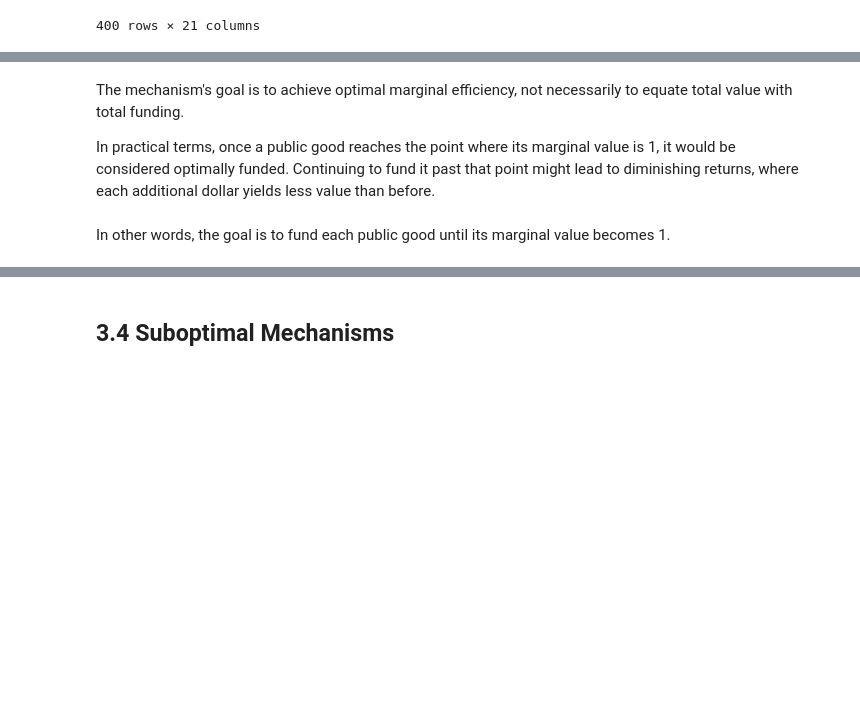
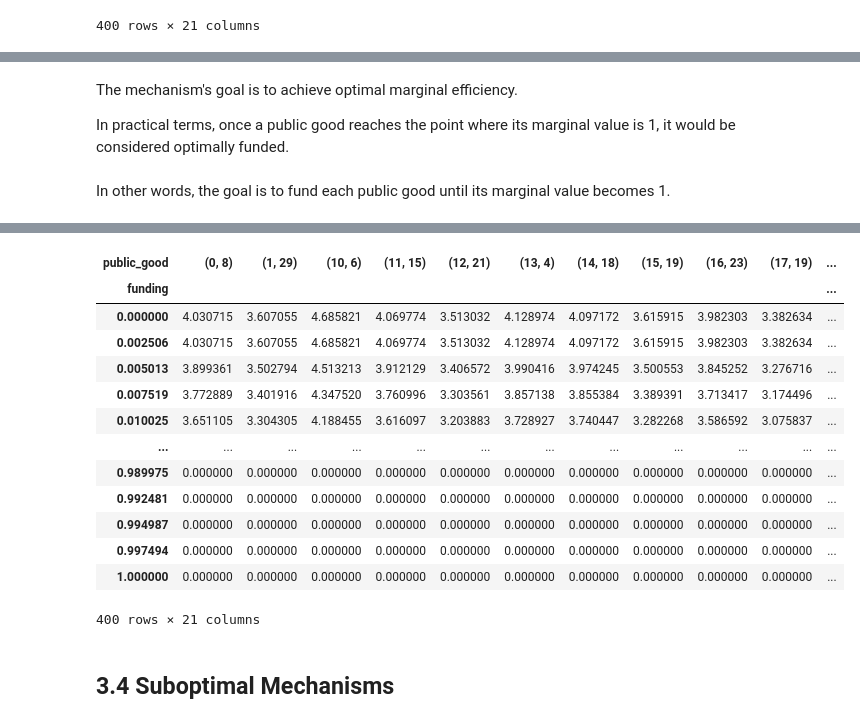
Before and after one commit to CommonsBuild/tqf, a Jupyter notebook: ygg-what-i-learned-c.ipynb, the cells around one changed output, grey strips where cells are left out. Drawn from its saved outputs; the diff is of its cells as text; code cells hidden in the pictures; blank space fills up the shorter version.

```diff
--- a/ygg-what-i-learned-c.ipynb
+++ b/ygg-what-i-learned-c.ipynb
@@ -1475,9 +1477,9 @@ marginal_value.hvplot.line(title="Marginal Value of Funding per Public Good", al
 # %% [output]
 [interactive output not drawn]
 # %% [markdown]
-The mechanism's goal is to achieve optimal marginal efficiency, not necessarily to equate total value with total funding.
+The mechanism's goal is to achieve optimal marginal efficiency.
 
-In practical terms, once a public good reaches the point where its marginal value is 1, it would be considered optimally funded. Continuing to fund it past that point might lead to diminishing returns, where each additional dollar yields less value than before.
+In practical terms, once a public good reaches the point where its marginal value is 1, it would be considered optimally funded.
 # %% [markdown]
 In other words, the goal is to fund each public good until its marginal value becomes 1.
 # %%
@@ -1486,6 +1488,23 @@ total_positive_marginal_value = marginal_value.where(marginal_value > 1, 0)
 total_positive_marginal_value.hvplot.area(title="Total Positive Marginal Value", alpha=0.5)
 # %% [output]
 [interactive output not drawn]
+# %%
+total_positive_marginal_value
+# %% [output]
+| public_good | (0, 8) | (1, 29) | (10, 6) | (11, 15) | (12, 21) | (13, 4) | (14, 18) | (15, 19) | (16, 23) | (17, 19) | ... |
+| funding |  |  |  |  |  |  |  |  |  |  | ... |
+| 0.000000 | 4.030715 | 3.607055 | 4.685821 | 4.069774 | 3.513032 | 4.128974 | 4.097172 | 3.615915 | 3.982303 | 3.382634 | ... |
+| 0.002506 | 4.030715 | 3.607055 | 4.685821 | 4.069774 | 3.513032 | 4.128974 | 4.097172 | 3.615915 | 3.982303 | 3.382634 | ... |
+| 0.005013 | 3.899361 | 3.502794 | 4.513213 | 3.912129 | 3.406572 | 3.990416 | 3.974245 | 3.500553 | 3.845252 | 3.276716 | ... |
+| 0.007519 | 3.772889 | 3.401916 | 4.347520 | 3.760996 | 3.303561 | 3.857138 | 3.855384 | 3.389391 | 3.713417 | 3.174496 | ... |
+| 0.010025 | 3.651105 | 3.304305 | 4.188455 | 3.616097 | 3.203883 | 3.728927 | 3.740447 | 3.282268 | 3.586592 | 3.075837 | ... |
+| ... | ... | ... | ... | ... | ... | ... | ... | ... | ... | ... | ... |
+| 0.989975 | 0.000000 | 0.000000 | 0.000000 | 0.000000 | 0.000000 | 0.000000 | 0.000000 | 0.000000 | 0.000000 | 0.000000 | ... |
+| 0.992481 | 0.000000 | 0.000000 | 0.000000 | 0.000000 | 0.000000 | 0.000000 | 0.000000 | 0.000000 | 0.000000 | 0.000000 | ... |
+| 0.994987 | 0.000000 | 0.000000 | 0.000000 | 0.000000 | 0.000000 | 0.000000 | 0.000000 | 0.000000 | 0.000000 | 0.000000 | ... |
+| 0.997494 | 0.000000 | 0.000000 | 0.000000 | 0.000000 | 0.000000 | 0.000000 | 0.000000 | 0.000000 | 0.000000 | 0.000000 | ... |
+| 1.000000 | 0.000000 | 0.000000 | 0.000000 | 0.000000 | 0.000000 | 0.000000 | 0.000000 | 0.000000 | 0.000000 | 0.000000 | ... |
+400 rows × 21 columns
 # %% [markdown]
 ## 3.4 Suboptimal Mechanisms
 # %% [markdown]
```
Also changed, not shown: parts of 1 cell of this notebook.
